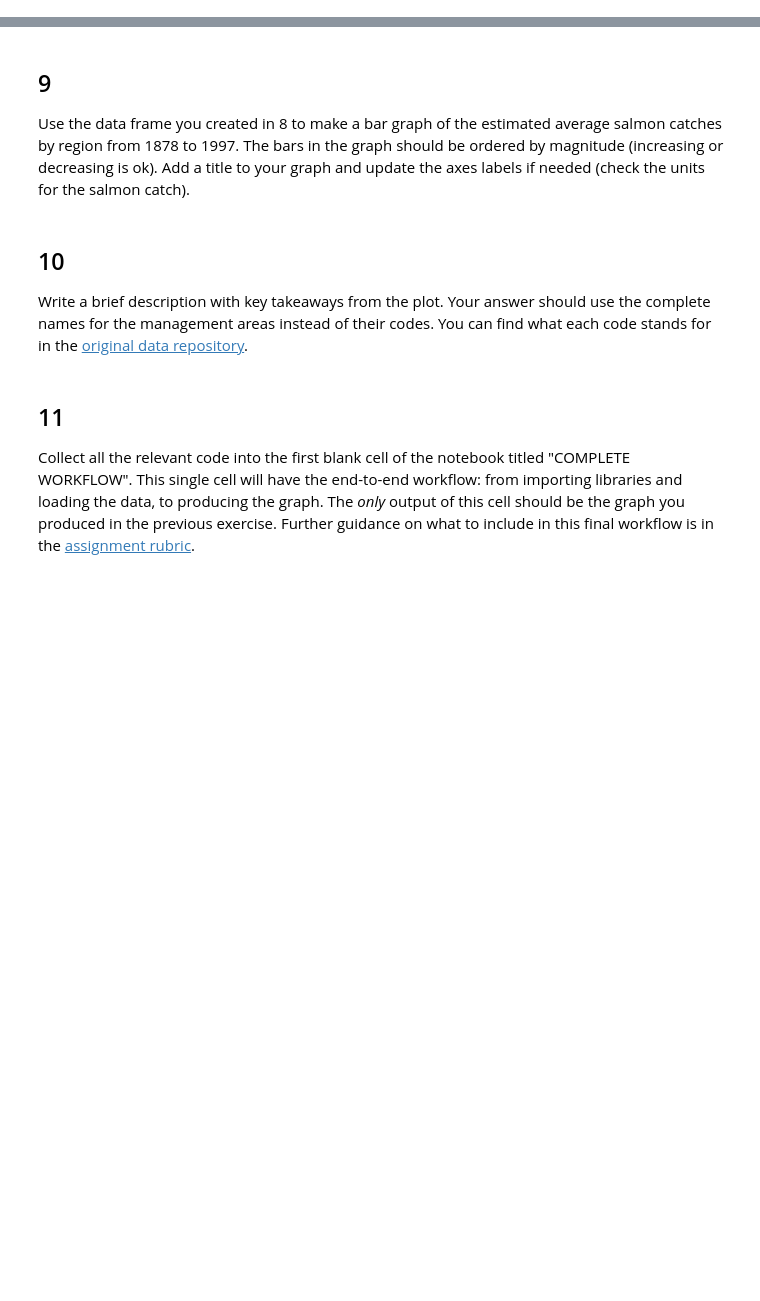
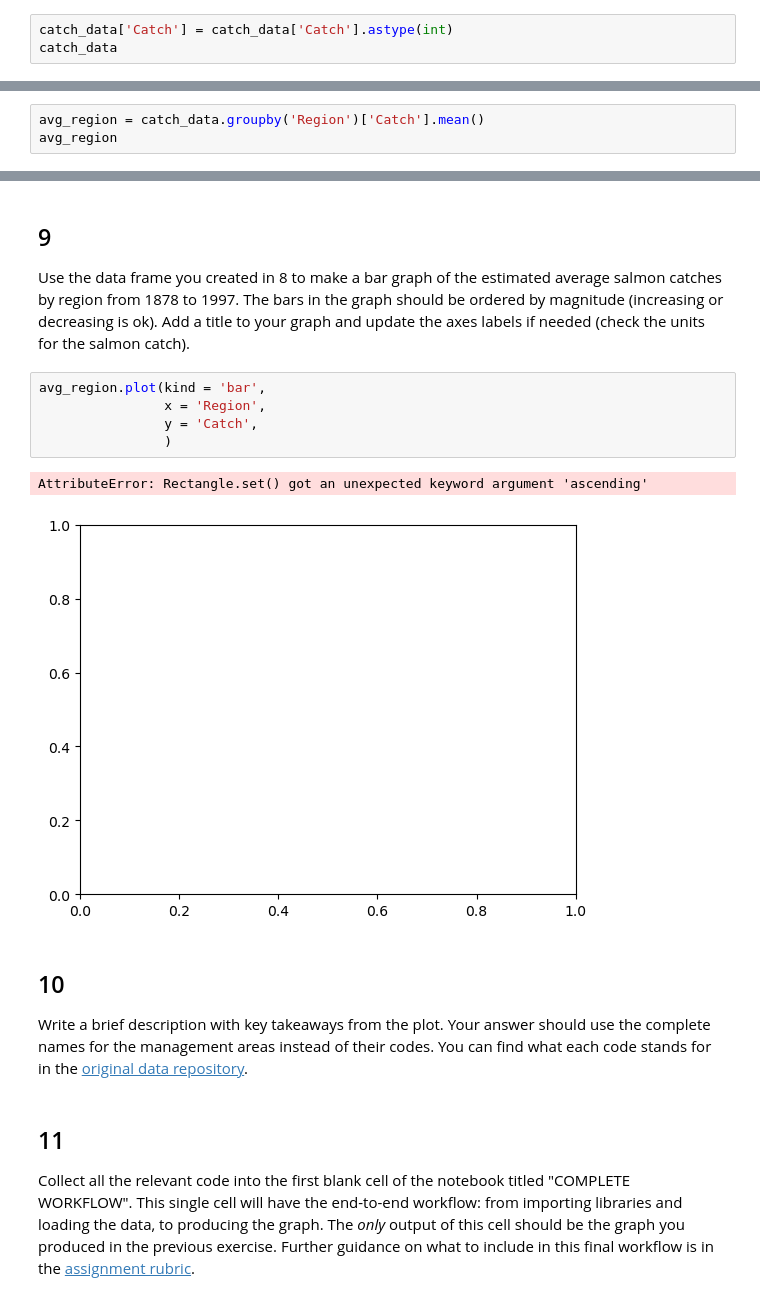
Before and after one commit to oregel714/eds220-hwk2, a Jupyter notebook: task2/hwk2-task2-salmon.ipynb, the cells around one changed output, grey strips where cells are left out. Drawn from its saved outputs; the diff is of its cells as text; blank space fills up the shorter version.

```diff
--- a/task2/hwk2-task2-salmon.ipynb
+++ b/task2/hwk2-task2-salmon.ipynb
@@ -231,0 +220,3 @@ avg_region
+# %%
+catch_data['Catch'] = catch_data['Catch'].astype(int)
+catch_data
@@ -231,0 +237,3 @@ avg_region
+# %%
+avg_region = catch_data.groupby('Region')['Catch'].mean()
+avg_region
@@ -239,6 +270,14 @@ grader.check("q8")
 ## 9
 
 Use the data frame you created in 8 to make a bar graph of the estimated average salmon catches by region from 1878 to 1997. The bars in the graph should be ordered by magnitude (increasing or decreasing is ok). Add a title to your graph and update the axes labels if needed (check the units for the salmon catch).
+# %%
+avg_region.plot(kind = 'bar',
+                x = 'Region',
+                y = 'Catch',
+                )
+# %% [output]
+AttributeError: Rectangle.set() got an unexpected keyword argument 'ascending'
+[figure, added]
 # %% [markdown]
 <!-- END QUESTION -->
 
```
Also changed, not shown: parts of 8 cells of this notebook.
